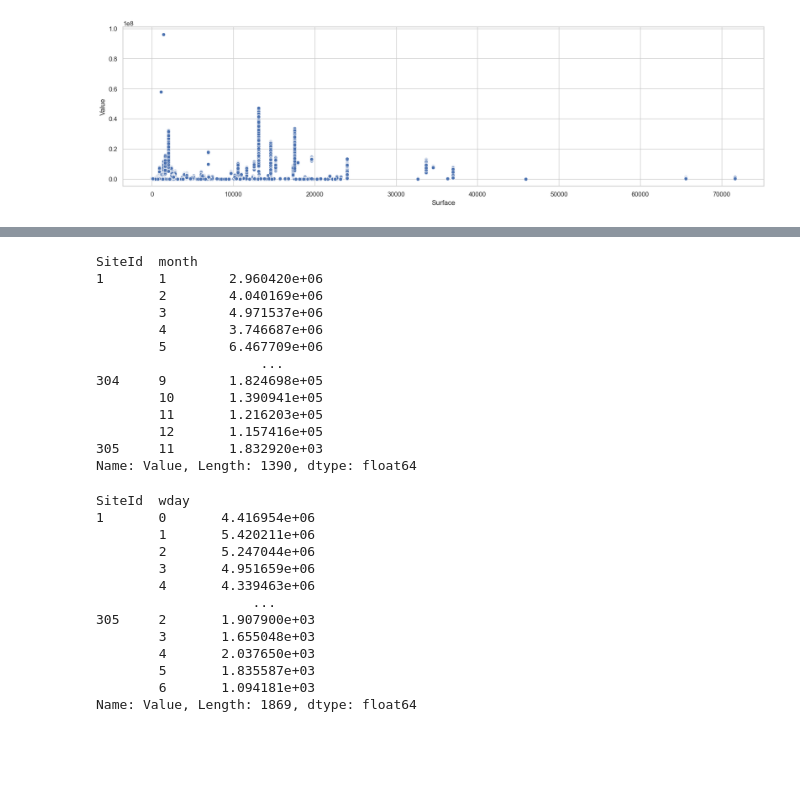
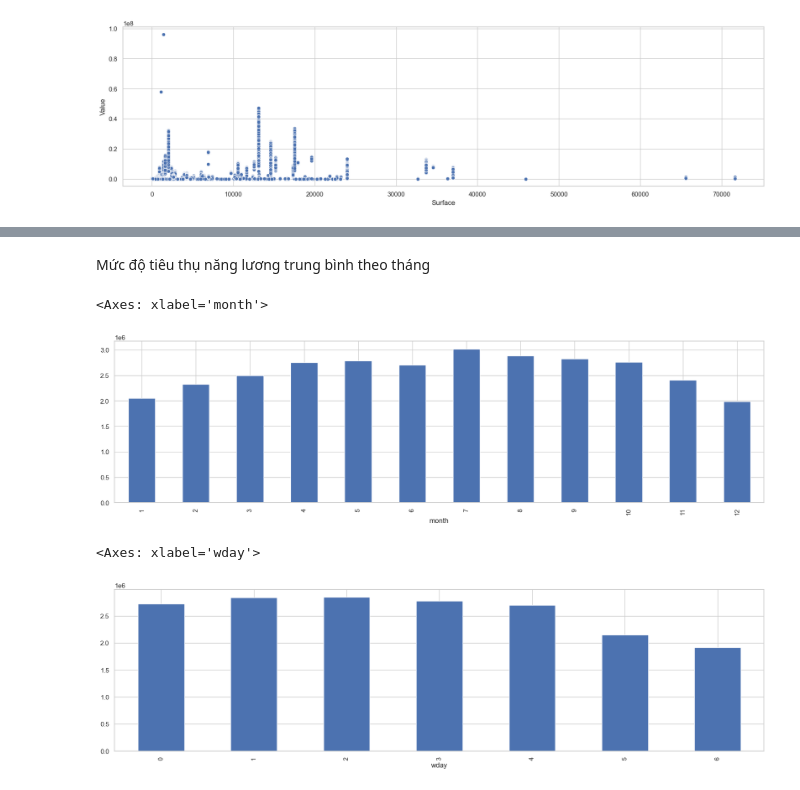
Before and after one commit to quanglv34/power-consumption-prediction, a Jupyter notebook: src/02-analysis.ipynb, the cells around one changed output, grey strips where cells are left out. Cells and saved outputs as stored; diff of their text form; code cells hidden in the pictures; blank space fills up the shorter version.

```diff
--- a/src/02-analysis.ipynb
+++ b/src/02-analysis.ipynb
@@ -67,32 +60,14 @@ train.groupby(['SiteId'])
+# %% [markdown]
+Mức độ tiêu thụ năng lương trung bình theo tháng
 # %%
-train.groupby(['SiteId', 'month'])['Value'].mean()
+value_by_month = train_data.groupby(['month'])['Value'].mean()
+value_by_month.plot.bar()
 # %% [output]
-SiteId  month
-1       1        2.960420e+06
-        2        4.040169e+06
-        3        4.971537e+06
-        4        3.746687e+06
-        5        6.467709e+06
-                     ...
-304     9        1.824698e+05
-        10       1.390941e+05
-        11       1.216203e+05
-        12       1.157416e+05
-305     11       1.832920e+03
-Name: Value, Length: 1390, dtype: float64
+<Axes: xlabel='month'>
+[figure, added]
 # %%
-train.groupby(['SiteId', 'wday'])['Value'].mean()
+value_by_weekday = train_data.groupby(['wday'])['Value'].mean()
+value_by_weekday.plot.bar()
 # %% [output]
-SiteId  wday
-1       0       4.416954e+06
-        1       5.420211e+06
-        2       5.247044e+06
-        3       4.951659e+06
-        4       4.339463e+06
-                    ...
-305     2       1.907900e+03
-        3       1.655048e+03
-        4       2.037650e+03
-        5       1.835587e+03
-        6       1.094181e+03
-Name: Value, Length: 1869, dtype: float64
+<Axes: xlabel='wday'>
+[figure, added]
```
Also changed, not shown: parts of 12 cells of this notebook, 2 other files.
